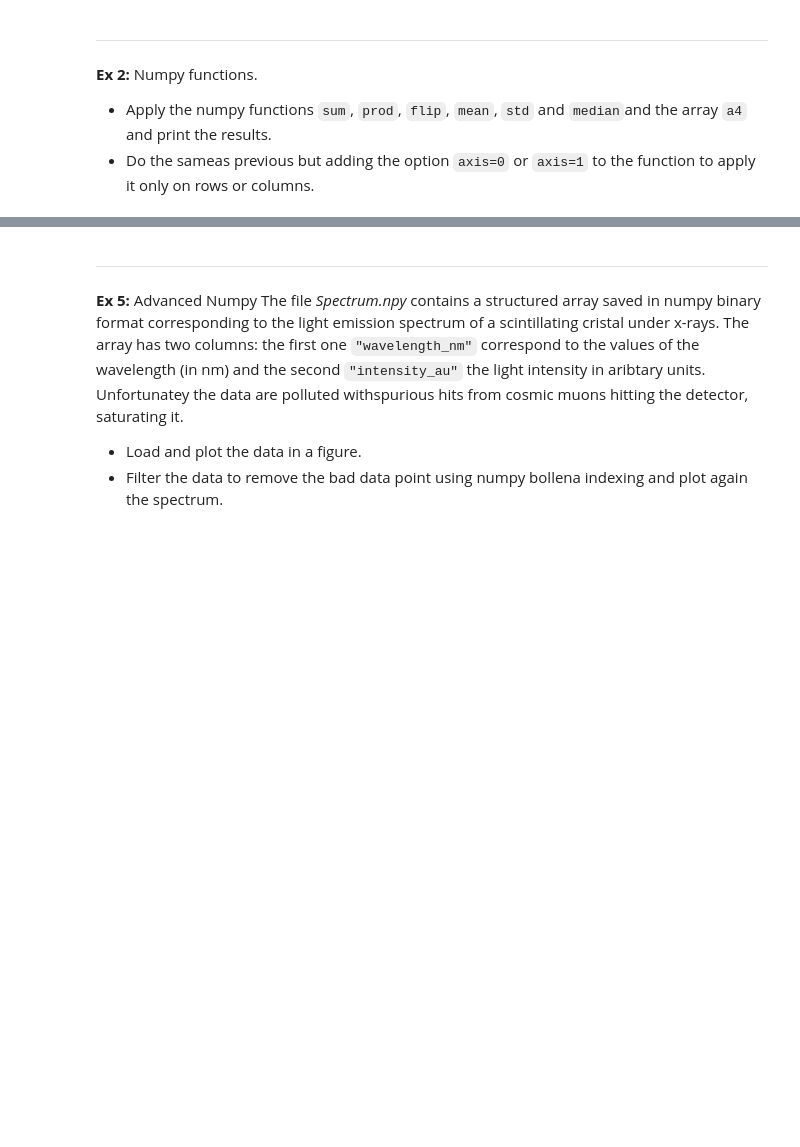
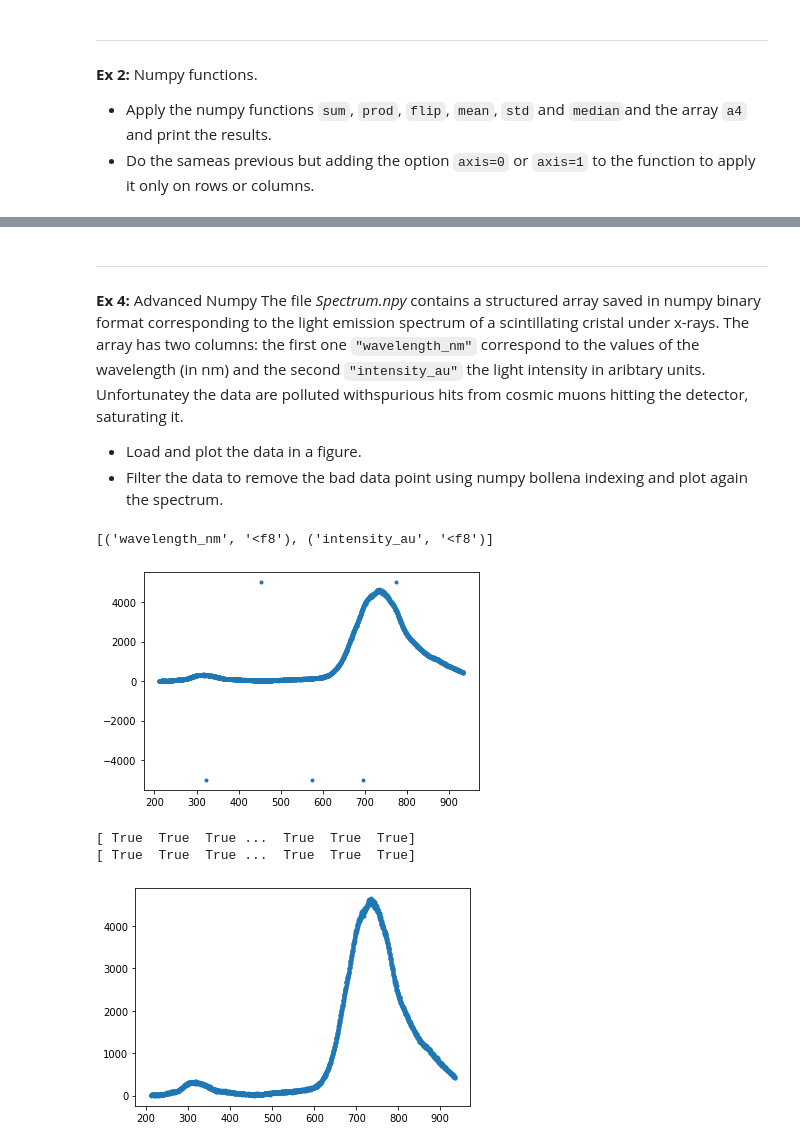
Before and after one commit to M-A-Verdier/Gate-Python_2021, a Jupyter notebook: Tuesday/II-Numpy-Matplotlib-Scipy/II-Numpy_Matplotlib_Hands_On.ipynb, the cells around one changed output, grey strips where cells are left out. Cells and saved outputs as stored; diff of their text form; code cells hidden in the pictures; blank space fills up the shorter version.

```diff
--- a/Tuesday/II-Numpy-Matplotlib-Scipy/II-Numpy_Matplotlib_Hands_On.ipynb
+++ b/Tuesday/II-Numpy-Matplotlib-Scipy/II-Numpy_Matplotlib_Hands_On.ipynb
@@ -22,8 +164,35 @@ import scipy.optimize as opt
 # %% [markdown]
 ---
-**Ex 5:** Advanced Numpy
+**Ex 4:** Advanced Numpy
 The file *Spectrum.npy* contains a structured array saved in numpy binary format corresponding to the light emission spectrum of a scintillating cristal under x-rays. The array has two columns: the first one `"wavelength_nm"` correspond to the values of the wavelength (in nm) and the second `"intensity_au"` the light intensity in aribtary units. Unfortunatey the data are polluted withspurious hits from cosmic muons hitting the detector, saturating it.
 - Load and plot the data in a figure.
 - Filter the data to remove the bad data point using numpy bollena indexing and plot again the spectrum.
+# %%
+data = np.load("Spectrum.npy", allow_pickle=True)
+print(data.dtype)
+wavelength = data['wavelength_nm']
+intensity = data['intensity_au']
+
+plt.figure()
+plt.plot(wavelength, intensity, '.')
+plt.show()
+
+w1 = intensity < 4800
+print(w1)
+w2 = intensity > -1000
+print(w2)
+w = w1 & w2
+w = (intensity < 4800) & (intensity > -1000)
+
+
+plt.figure()
+plt.plot(wavelength[w], intensity[w], '.')
+plt.show()
+# %% [output]
+[('wavelength_nm', '<f8'), ('intensity_au', '<f8')]
+[figure, added]
+[ True  True  True ...  True  True  True]
+[ True  True  True ...  True  True  True]
+[figure, added]
 # %% [markdown]
 ---
```
Also changed, not shown: parts of 9 cells of this notebook, 1 other file.
